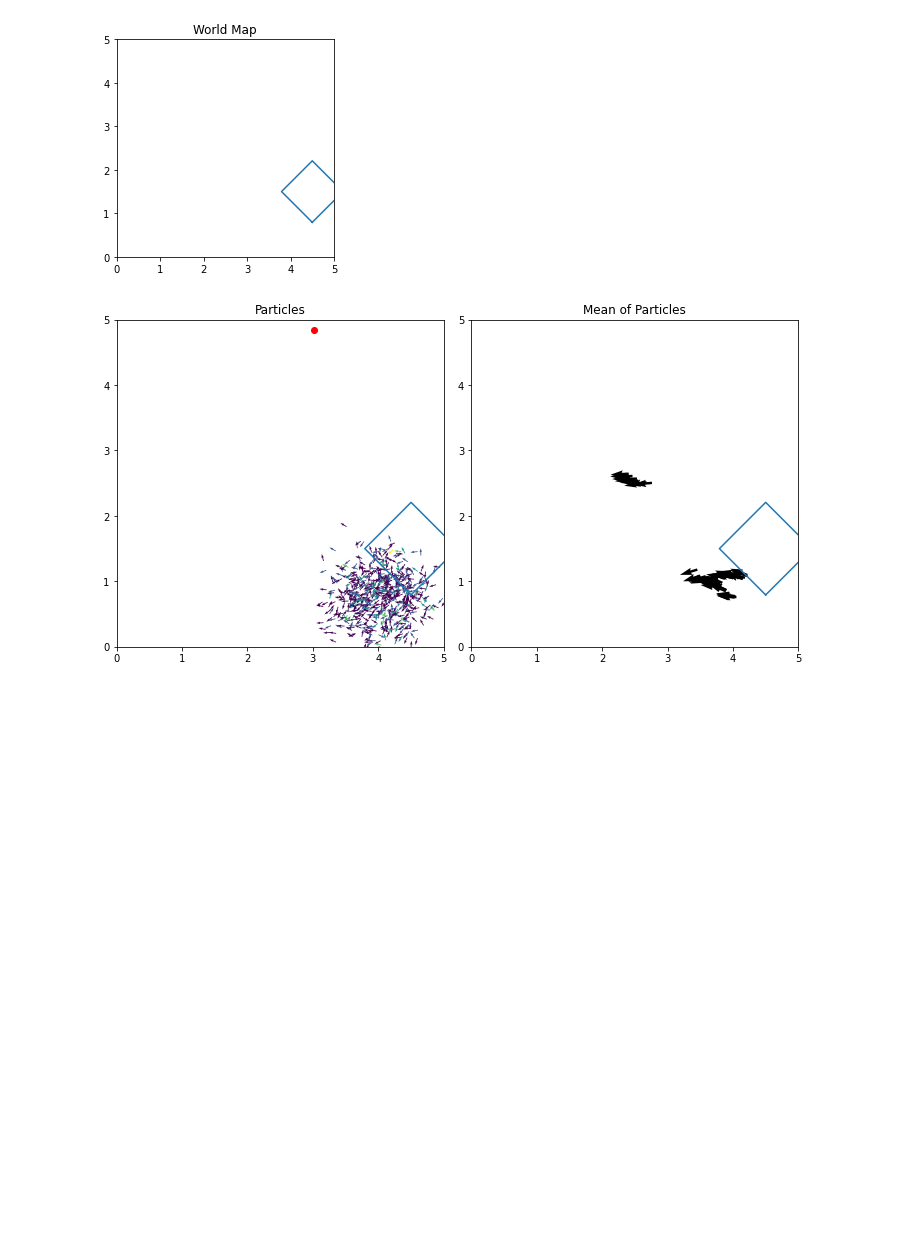
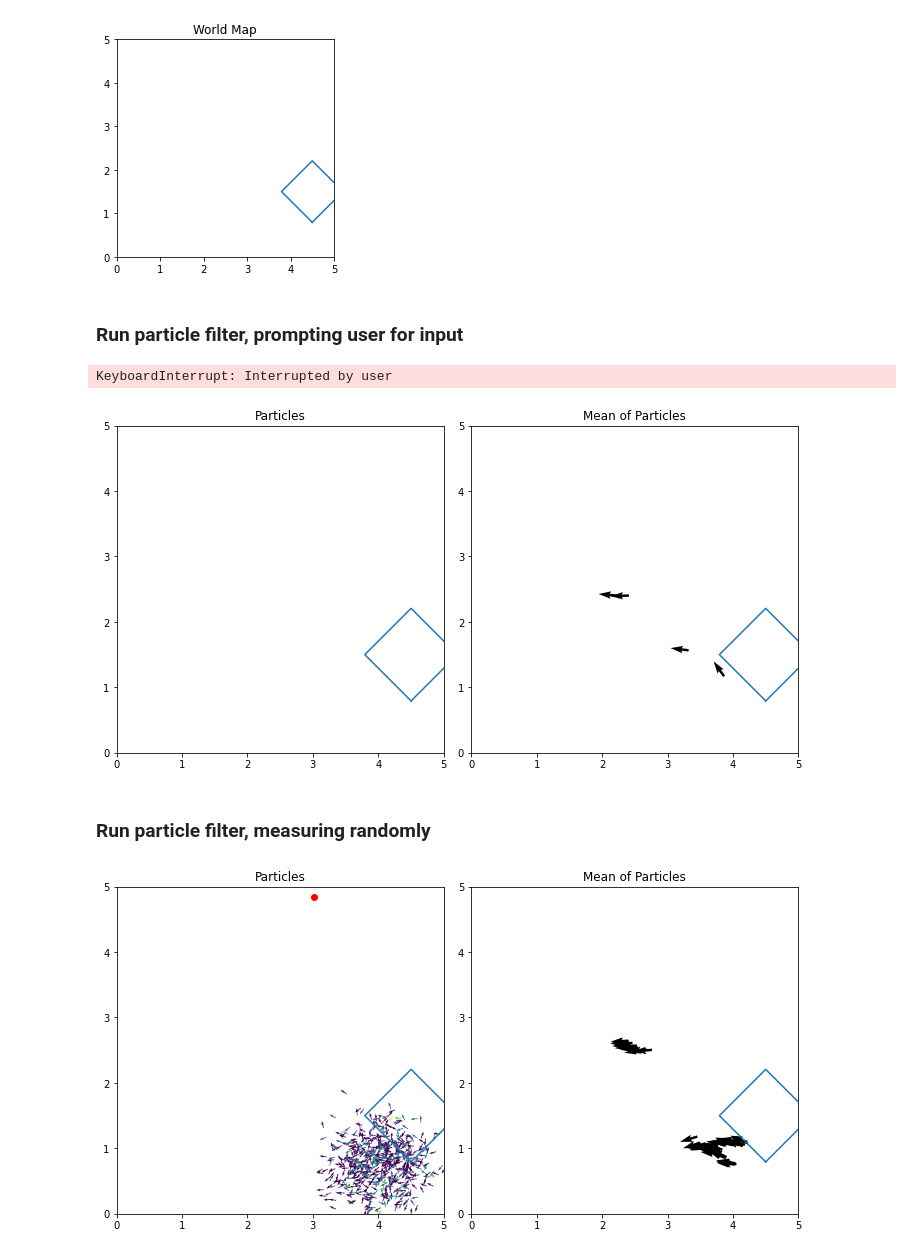
Before and after one commit to playertr/SDM_project, a Jupyter notebook: particle_filter_example.ipynb, the cells around one changed output. Drawn from its saved outputs; the diff is of its cells as text; code cells hidden in the pictures; blank space fills up the shorter version.

Commit message:
added user-input pf

```diff
--- a/particle_filter_example.ipynb
+++ b/particle_filter_example.ipynb
@@ -21,6 +27,49 @@ fig, ax = plt.subplots()
 w.plot(ax)
 # %% [output]
 [figure]
+# %% [markdown]
+### Run particle filter, prompting user for input
+# %%
+# Make a particle  filter
+pf = ParticleFilter(shape, 1000, map_size)
+
+# Set up two plots
+fig, (ax1, ax2) = plt.subplots(1,2, figsize=(10, 10))
+w.plot(ax1)
+w.plot(ax2)
+ax1.set_title('Particles')
+ax2.set_title('Mean of Particles')
+fig.tight_layout()
+
+# Repeatedly update the particle filter, measuring at user-defined locations.
+while(True):
+    # select random measurement
+    x = float(input("X coordinate to measure:"))
+    y = float(input("Y coordinate to measure:"))
+
+    # update particle filter with measurement
+    z = w.measure(x, y)
+    pf.update(z)
+
+    # Plot
+    s = ax1.scatter(z[0], z[1], c='r')
+    q = pf.draw_particles(ax1)
+
+    x,y,t = pf.get_state() # access estimated state
+
+    q2 = ax2.quiver(x, y, np.cos(t), np.sin(t), label='Estimate')
+    display.display(fig)
+    display.clear_output(wait=True)
+    time.sleep(0.01)
+
+    if i != n-1:
+        q.remove()
+        s.remove()
+# %% [output]
+KeyboardInterrupt: Interrupted by user
+[figure, added]
+# %% [markdown]
+### Run particle filter, measuring randomly
 # %%
 # Make a particle  filter
 n = 50 # run for n steps.
```
Also changed, not shown: parts of 3 cells of this notebook.
